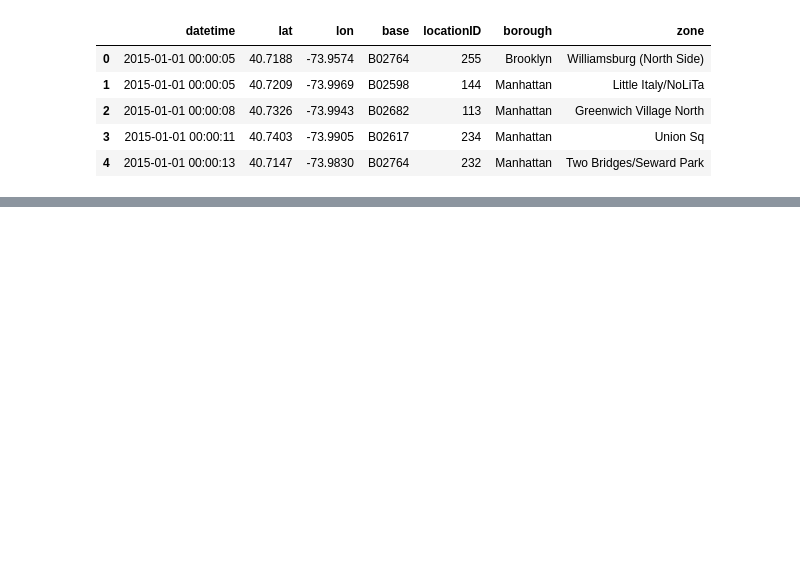
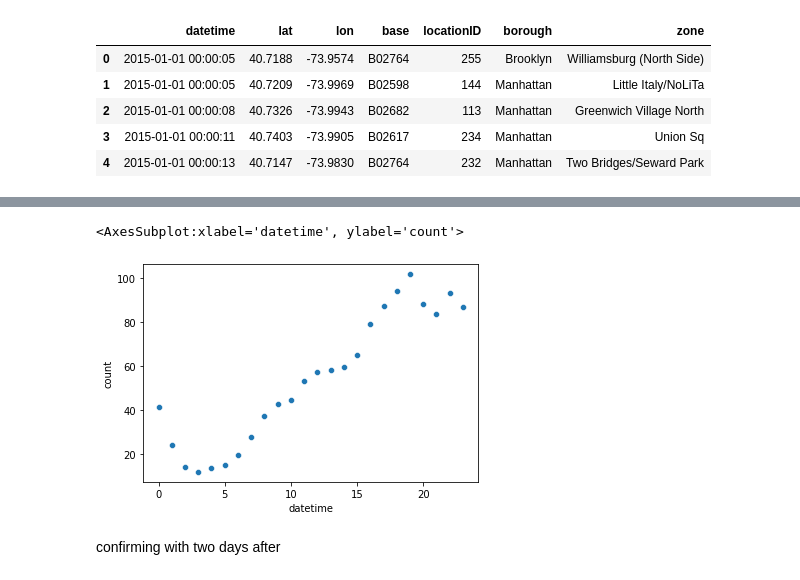
Before and after one commit to milevavantuyl/Movement_NYC, a Jupyter notebook: Kyle/holidays.ipynb, the cells around one changed output, grey strips where cells are left out. Saved outputs shown, nothing was run; the diff lists cells and outputs as text; code cells hidden in the pictures; blank space fills up the shorter version.

```diff
--- a/Kyle/holidays.ipynb
+++ b/Kyle/holidays.ipynb
@@ -31,5 +37,7 @@ hdays_2015 = hdays[(hdays['date'] >= '2015-01-01') & (hdays['date'] <= '2015-12-
 hdays_2015['date'] = hdays_2015['date'].astype(str).str.strip()
 # %%
 df2015['date'] = df2015['date'].astype(str).str.strip()
+# %%
+df2015["count"] = 1
 # %%
 df2015hdays = df2015.merge(hdays_2015,left_on='date',right_on='date',how='left')
@@ -44,0 +45,2 @@ df2015hdays.head()
+# %%
+df2015["datetime"] = pd.to_datetime(df2015["datetime"])
@@ -46,0 +94,2 @@ df2015hdays = df2015hdays.dropna()
+# %%
+dayafterNY = df2015[(df2015['date'] >= '2015-01-02') & (df2015['date'] < '2015-01-03')]
@@ -46,0 +105,10 @@ df2015hdays = df2015hdays.dropna()
+# %%
+total_per_hour = dayafterNY[["datetime", "count"]].groupby([dayafterNY["datetime"].dt.hour]).sum()
+average_per_hour = total_per_hour
+average_per_hour["count"] = average_per_hour["count"] / 31
+sns.scatterplot(data=average_per_hour, x = "datetime", y = "count")
+# %% [output]
+<AxesSubplot:xlabel='datetime', ylabel='count'>
+[figure, added]
+# %% [markdown]
+confirming with two days after
```
Also changed, not shown: parts of 17 cells of this notebook.
